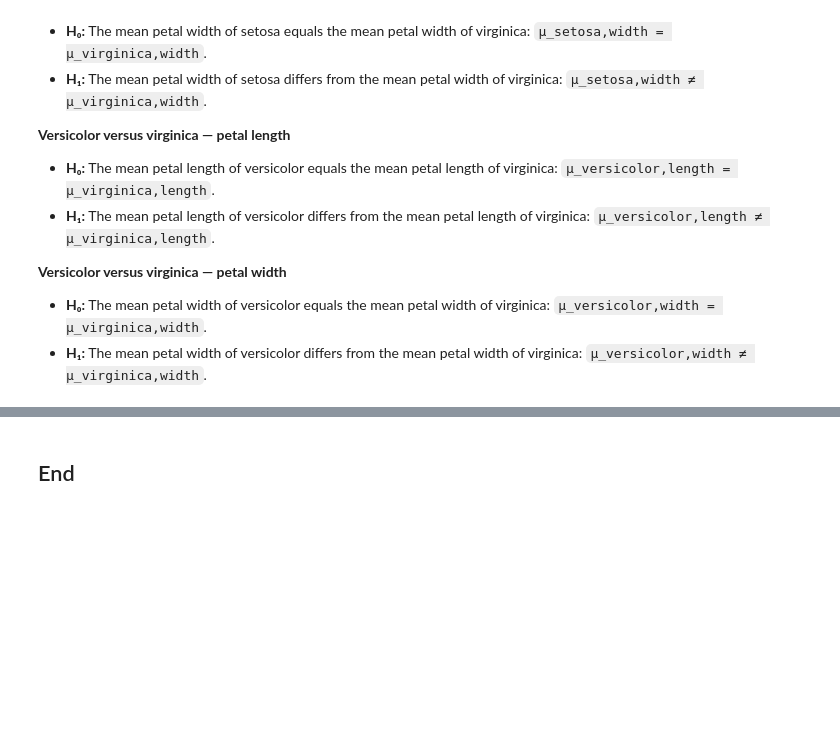
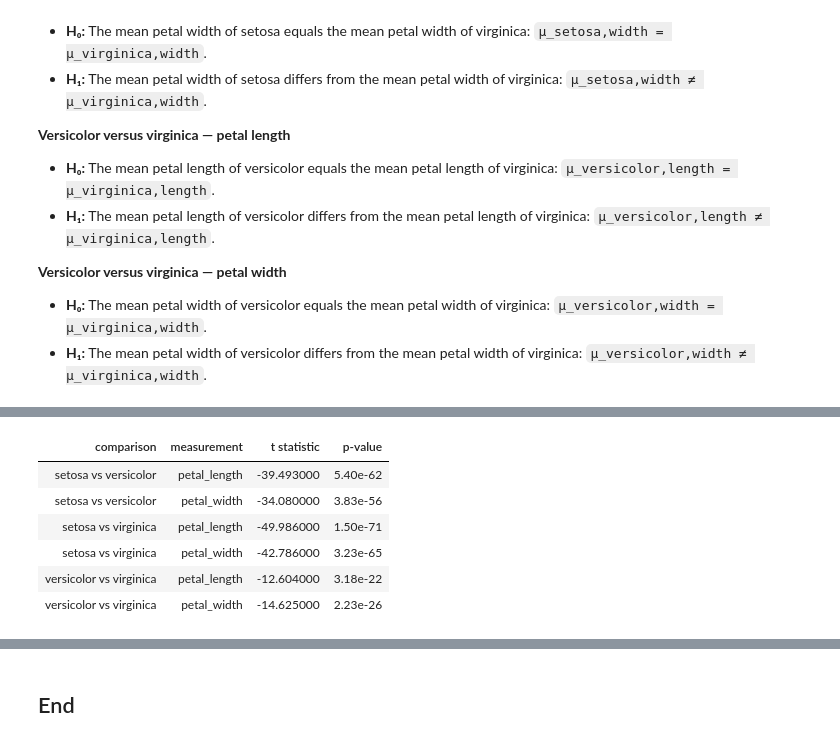
Before and after one commit to CGiardino/applied-statistics, a Jupyter notebook: problems.ipynb, the cells around one changed output, grey strips where cells are left out. Saved outputs shown, nothing was run; the diff lists cells and outputs as text; code cells hidden in the pictures; blank space fills up the shorter version.

```diff
--- a/problems.ipynb
+++ b/problems.ipynb
@@ -469,0 +500,28 @@ Each test is two-sided. The null hypothesis states that the two species have equ
+# %%
+# List the species pairs to compare.
+species_pairs = [("setosa", "versicolor"), ("setosa", "virginica"), ("versicolor", "virginica")]
+# Run an independent t-test for each pair and each petal measurement.
+ttest_results = []
+for species_a, species_b in species_pairs:
+    for measurement in ["petal_length", "petal_width"]:
+        # Select the measurement values for each species.
+        values_a = iris.loc[iris["species"] == species_a, measurement]
+        values_b = iris.loc[iris["species"] == species_b, measurement]
+        # Calculate the t-statistic and p-value.
+        test = stats.ttest_ind(values_a, values_b)
+        ttest_results.append({
+            "comparison": f"{species_a} vs {species_b}",
+            "measurement": measurement,
+            "t statistic": test.statistic,
+            "p-value": test.pvalue,
+        })
+ttest_results = pd.DataFrame(ttest_results)
+ttest_results.round({"t statistic": 3}).style.hide(axis="index").set_properties(**{"min-width": "140px"}).format({"p-value": "{:.2e}"})
+# %% [output]
+| comparison | measurement | t statistic | p-value |
+| setosa vs versicolor | petal_length | -39.493000 | 5.40e-62 |
+| setosa vs versicolor | petal_width | -34.080000 | 3.83e-56 |
+| setosa vs virginica | petal_length | -49.986000 | 1.50e-71 |
+| setosa vs virginica | petal_width | -42.786000 | 3.23e-65 |
+| versicolor vs virginica | petal_length | -12.604000 | 3.18e-22 |
+| versicolor vs virginica | petal_width | -14.625000 | 2.23e-26 |
```
Also changed, not shown: parts of 6 cells of this notebook, 1 other file.
